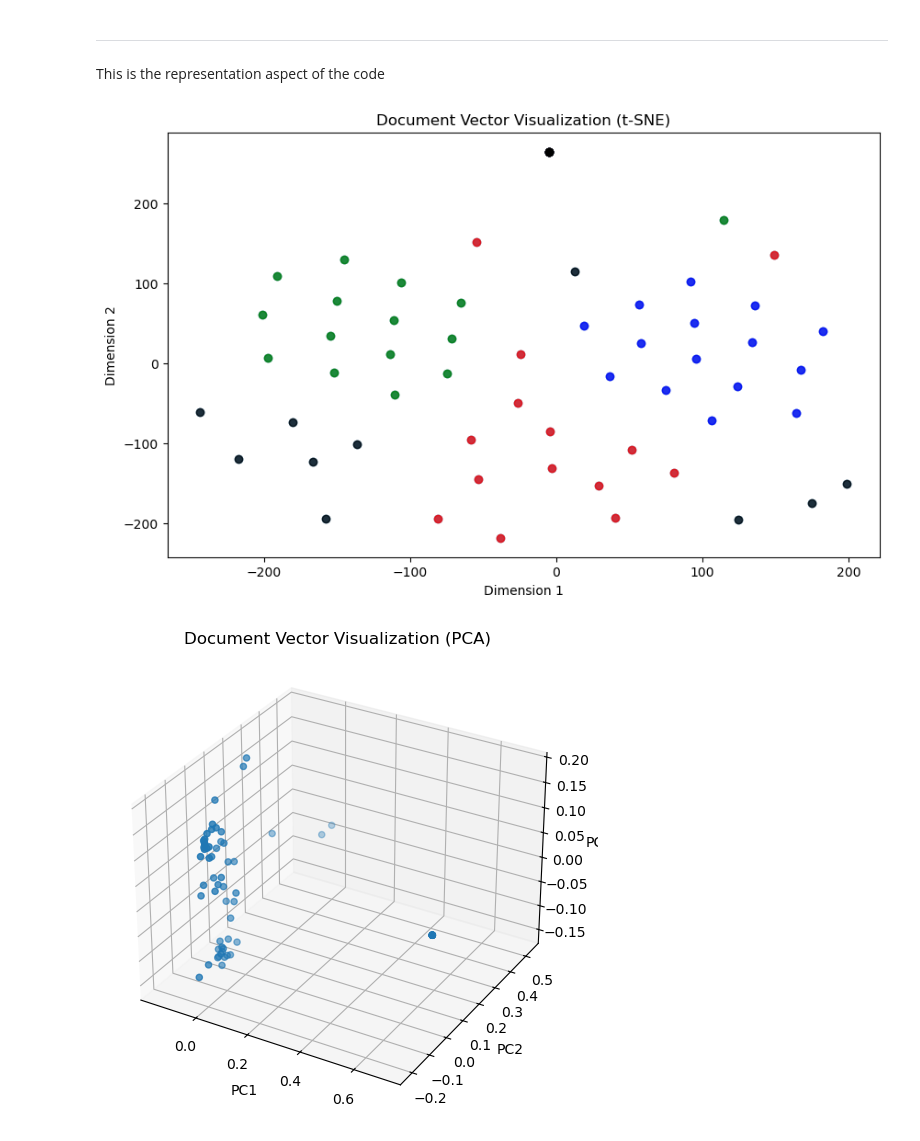
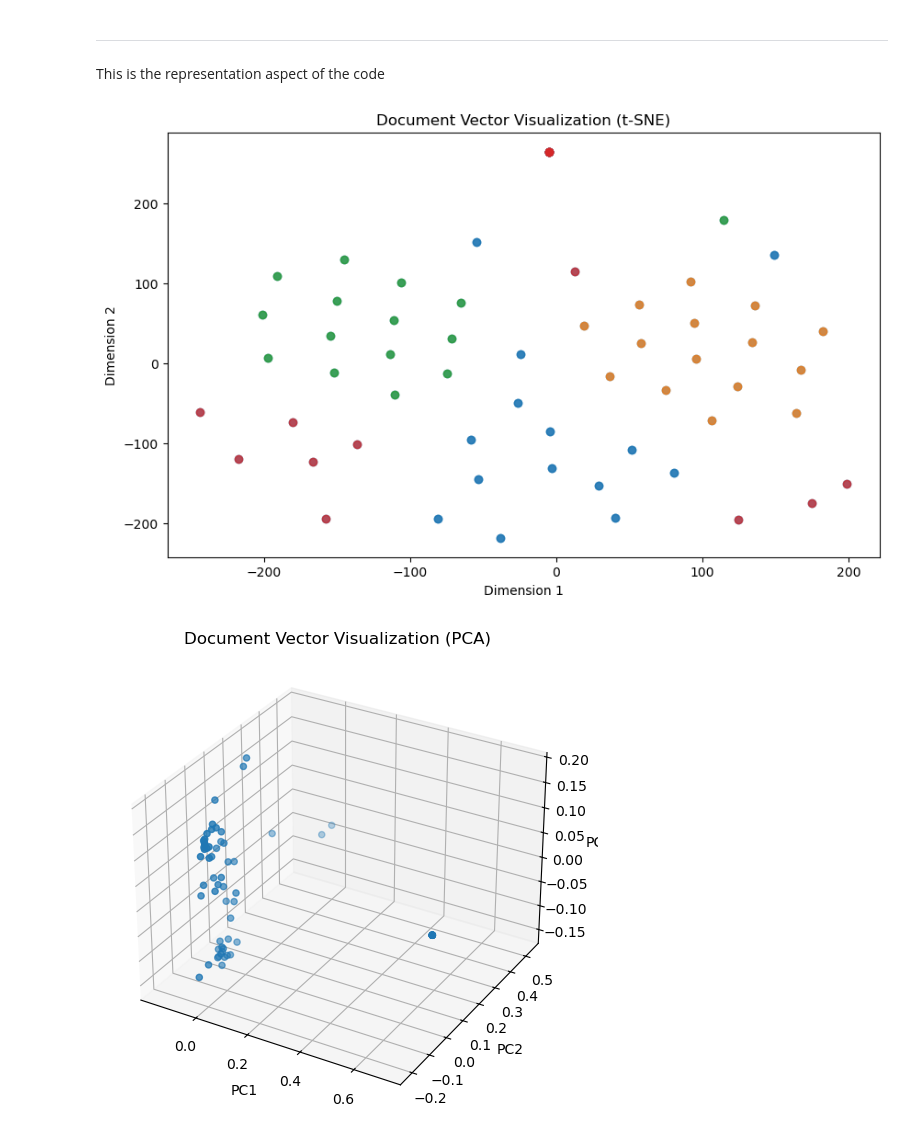
Before and after one commit to pablodevicente/RI_2-Product_Catalog_Classifier, a Jupyter notebook: 01-code/aux_vsm.ipynb, the cells around one changed output. Drawn from its saved outputs; the diff is of its cells as text; code cells hidden in the pictures.

```diff
--- a/01-code/aux_vsm.ipynb
+++ b/01-code/aux_vsm.ipynb
@@ -123,25 +123,30 @@ with open("../02-data/00-testing/vsm3.pkl", "wb") as f:
 ---------------------------------
 This is the representation aspect of the code
 # %%
-# Example: Assign colors based on directory or filename pattern
-color_map = {
-    "batteries-non-rechargable-primary": "red",
-    "coaxial-cables-rf": "blue",
-    "microphones": "green",
-    "cable-ties-and-zip-ties": "yellow",
-    "default": "black"  # Fallback color
-}
+import matplotlib.pyplot as plt
+
+# Generate a wide variety of distinguishable colors
+available_colors = list(plt.get_cmap("tab10").colors)  # 'tab10' provides 10 distinct colors
+
+# List of categories (order matters)
+categories = [
+    "batteries-non-rechargable-primary",
+    "coaxial-cables-rf",
+    "microphones",
+    "cable-ties-and-zip-ties",
+    "printers-label-makers"
+]
+
+# Assign each category a unique color dynamically
+color_map = {category: available_colors[i % len(available_colors)] for i, category in enumerate(categories)}
+color_map["default"] = "black"  # Fallback color
 
 def get_category_color(path):
     """Determine color based on file path."""
-    if "batteries-non-rechargable-primary" in path:
-        return color_map["batteries-non-rechargable-primary"]
-    elif "coaxial-cables-rf" in path:
-        return color_map["coaxial-cables-rf"]
-    elif "microphones" in path:
-        return color_map["microphones"]
-    else:
-        return color_map["default"]
+    for category, color in color_map.items():
+        if category in path:
+            return color
+    return color_map["default"]
 # %%
 import matplotlib.pyplot as plt
 from sklearn.manifold import TSNE
@@ -150,38 +155,38 @@ import pickle
 import os
 
 # Load document_vectors from a file
-with open("../02-data/03-VSM/word2vec-demo-v2.pkl", "rb") as f:
+with open("../02-data/03-VSM/01-Word2Vec/word2vec-demo-v2.pkl", "rb") as f:
     document_vectors = pickle.load(f)
 
 if len(document_vectors) == 0:
     raise ValueError("No document vectors available for t-SNE visualization.")
 
 # Extract document vectors
 doc_paths = list(document_vectors.keys())  # File paths as labels
 doc_vectors = np.array(list(document_vectors.values()))  # Convert dict to array
 
 # Reduce to 2D using t-SNE
 tsne = TSNE(n_components=2, perplexity=min(30, len(doc_vectors) - 1), random_state=42)
 doc_vectors_2d = tsne.fit_transform(doc_vectors)
 
 # Plot the reduced vectors
 plt.figure(figsize=(10, 6))
 plt.scatter(doc_vectors_2d[:, 0], doc_vectors_2d[:, 1], alpha=0.7)
 
 for i, path in enumerate(doc_paths):
     color = get_category_color(path)  # Get color based on path
     plt.scatter(doc_vectors_2d[i, 0], doc_vectors_2d[i, 1], color=color, alpha=0.7)
 
     #if i % 5 == 0:  # Label every 5th document for readability
         #plt.annotate(os.path.basename(path), (doc_vectors_2d[i, 0], doc_vectors_2d[i, 1]))
 
 
 plt.title("Document Vector Visualization (t-SNE)")
 plt.xlabel("Dimension 1")
 plt.ylabel("Dimension 2")
 plt.show()
 # %% [output]
-[figure, old version]
+[figure, new version]
 # %%
 from sklearn.decomposition import PCA
 from mpl_toolkits.mplot3d import Axes3D
```
Also changed, not shown: 1 other file.
